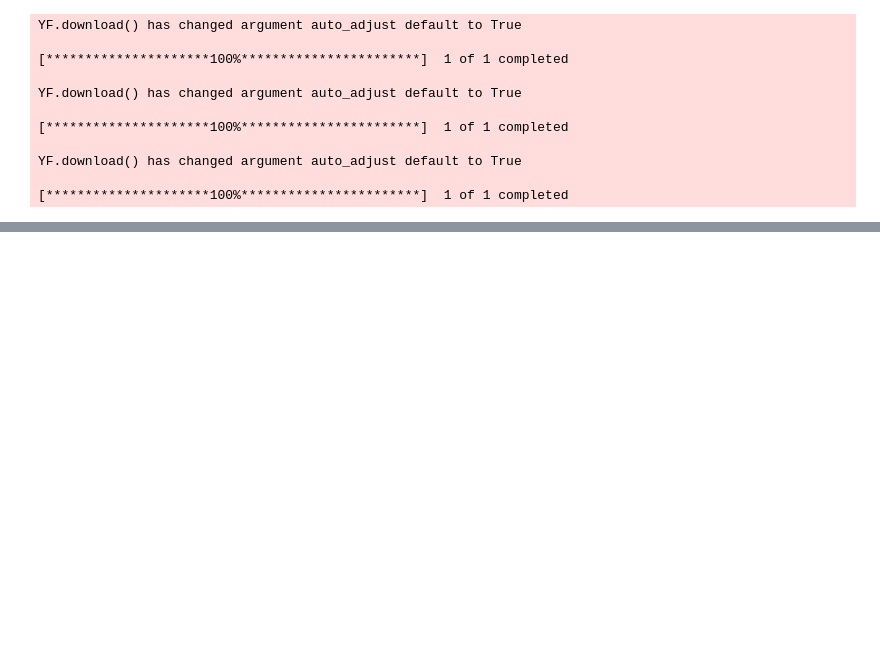
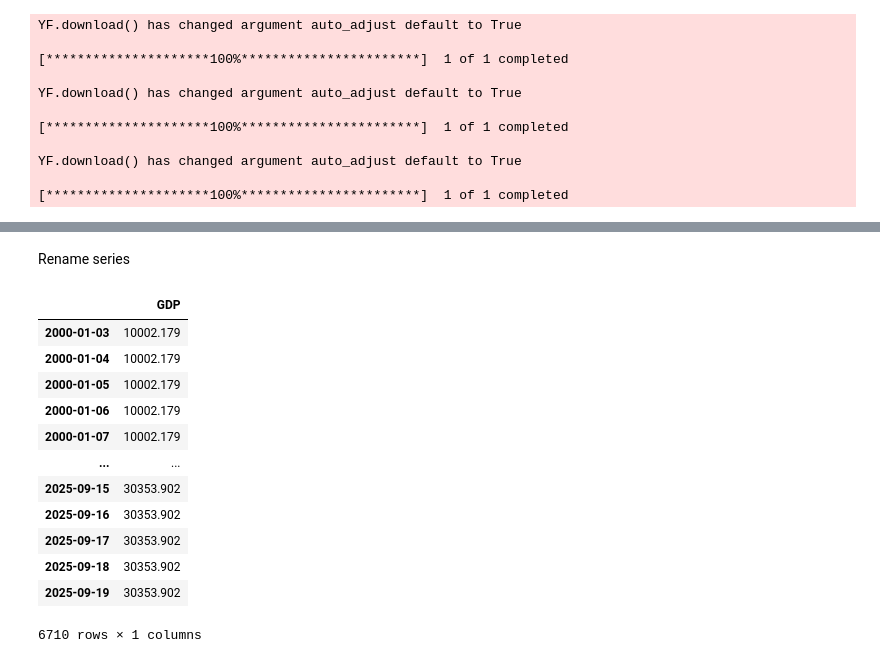
Before and after one commit to liamcampbell-png/CMEFuturesChallenge, a Jupyter notebook: CMEFuturesChallenge.ipynb, the cells around one changed output, grey strips where cells are left out. Saved outputs shown, nothing was run; the diff lists cells and outputs as text; code cells hidden in the pictures; blank space fills up the shorter version.

```diff
--- a/CMEFuturesChallenge.ipynb
+++ b/CMEFuturesChallenge.ipynb
@@ -138,0 +221,2 @@ YF.download() has changed argument auto_adjust default to True
+# %% [markdown]
+Rename series
@@ -138,0 +242,16 @@ YF.download() has changed argument auto_adjust default to True
+# %%
+fred_data[0]
+# %% [output]
+|  | GDP |
+| 2000-01-03 | 10002.179 |
+| 2000-01-04 | 10002.179 |
+| 2000-01-05 | 10002.179 |
+| 2000-01-06 | 10002.179 |
+| 2000-01-07 | 10002.179 |
+| ... | ... |
+| 2025-09-15 | 30353.902 |
+| 2025-09-16 | 30353.902 |
+| 2025-09-17 | 30353.902 |
+| 2025-09-18 | 30353.902 |
+| 2025-09-19 | 30353.902 |
+6710 rows × 1 columns
```
Also changed, not shown: parts of 35 cells of this notebook.
